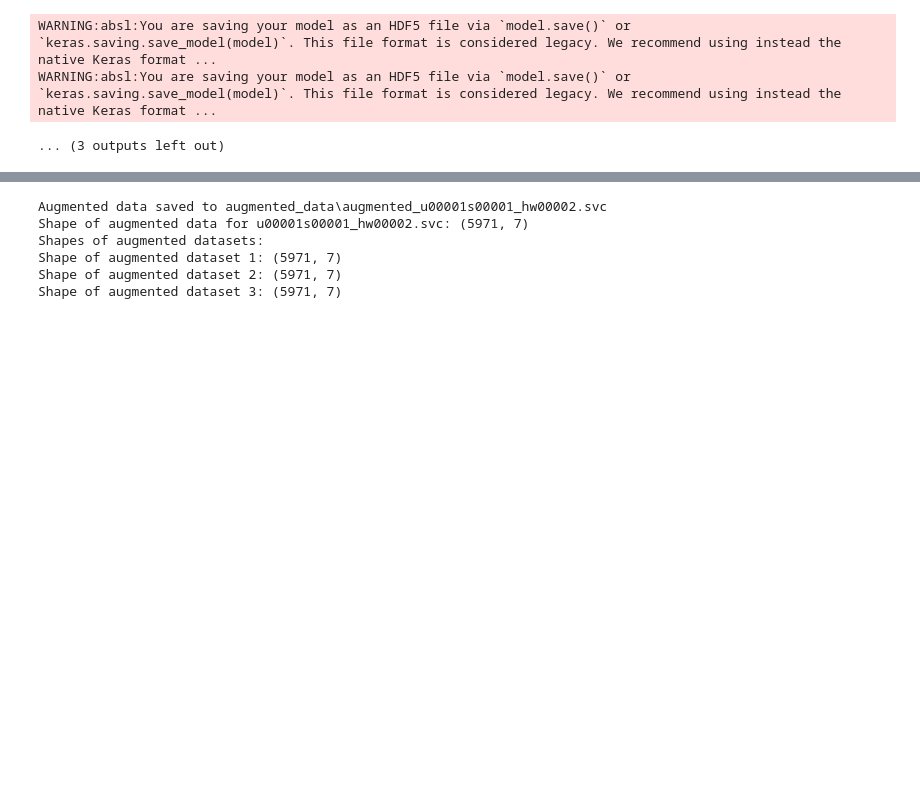
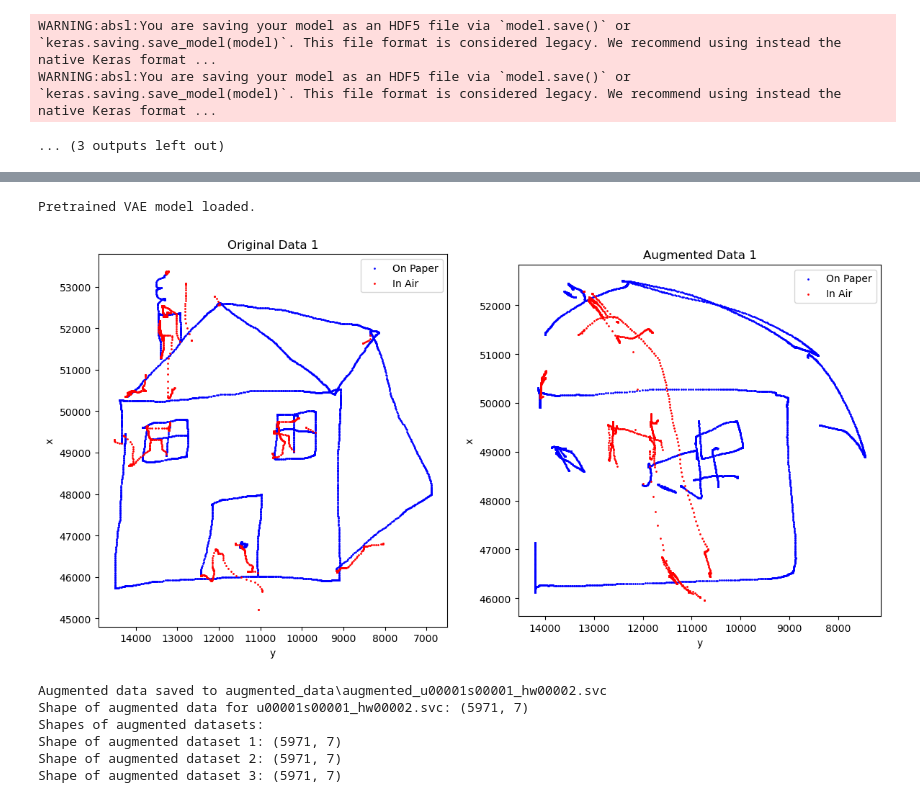
Before and after one commit to jaypeepeep/SC-Beta-VAE-GAN, a Jupyter notebook: model/VAEGAN Checkpoint 1.5.2.6 Pentab.ipynb, the cells around one changed output, grey strips where cells are left out. Drawn from its saved outputs; the diff is of its cells as text; code cells hidden in the pictures; blank space fills up the shorter version.

```diff
--- a/model/VAEGAN Checkpoint 1.5.2.6 Pentab.ipynb
+++ b/model/VAEGAN Checkpoint 1.5.2.6 Pentab.ipynb
@@ -590,7 +590,7 @@ WARNING:absl:You are saving your model as an HDF5 file via `model.save()` or `ke
 
 # Load the pretrained VAE model
 with custom_object_scope({'VAE': VAE}):
-    vae_pretrained = load_model('pentab_vae_models/final_vae_model')
+    vae_pretrained = load_model('pentab_vae_models/final_vae_model.h5')
 print("Pretrained VAE model loaded.")
 
 # Base latent variability settings
@@ -696,3 +696,5 @@ ValueError: File format not supported: filepath=pentab_vae_models/final_vae_mode
+Pretrained VAE model loaded.
+[figure, added]
 # %%
 # Cell 9 (modified to retain augmented data length)
 def download_augmented_data_as_integers(augmented_datasets, scalers, original_data_frames, original_filenames, directory='augmented_data'):
```
Also changed, not shown: parts of 1 cell of this notebook.
